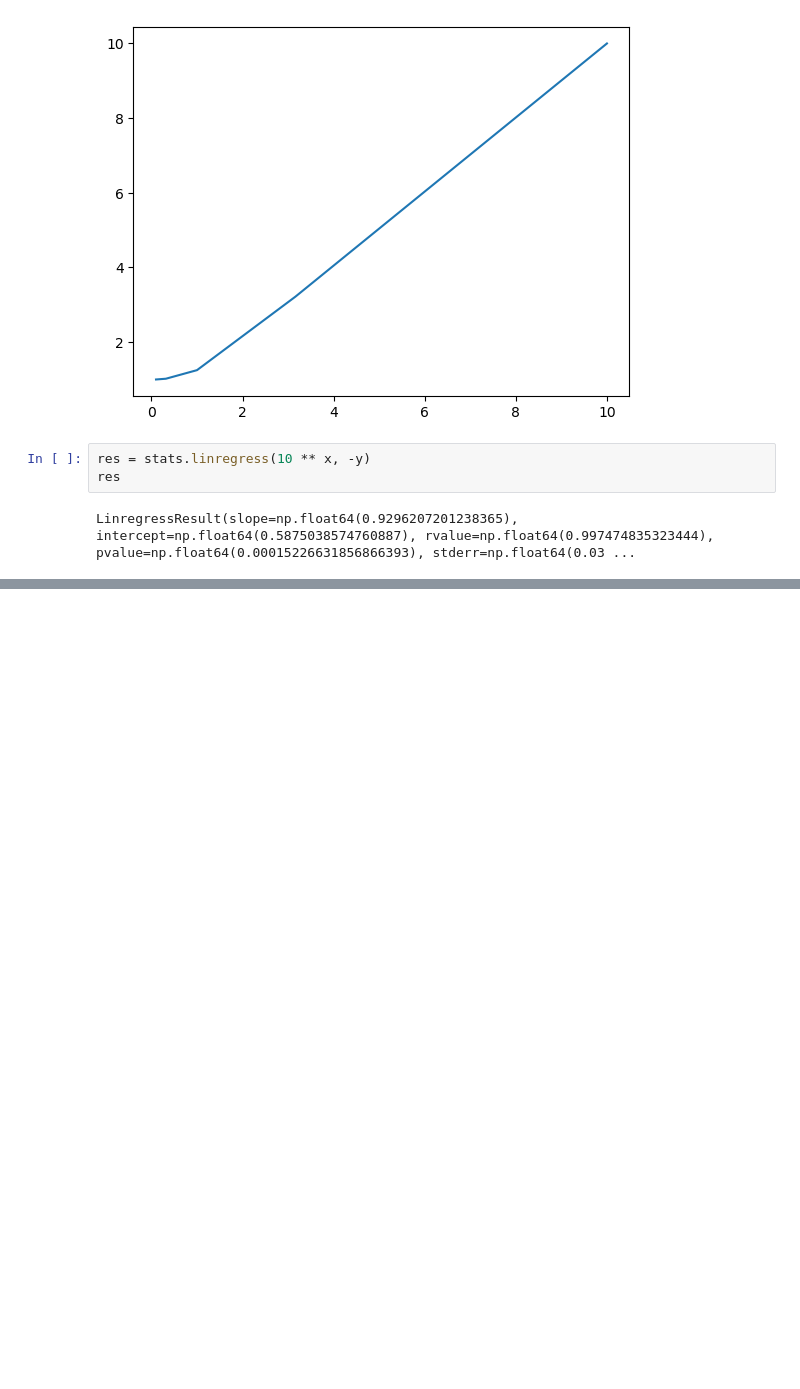
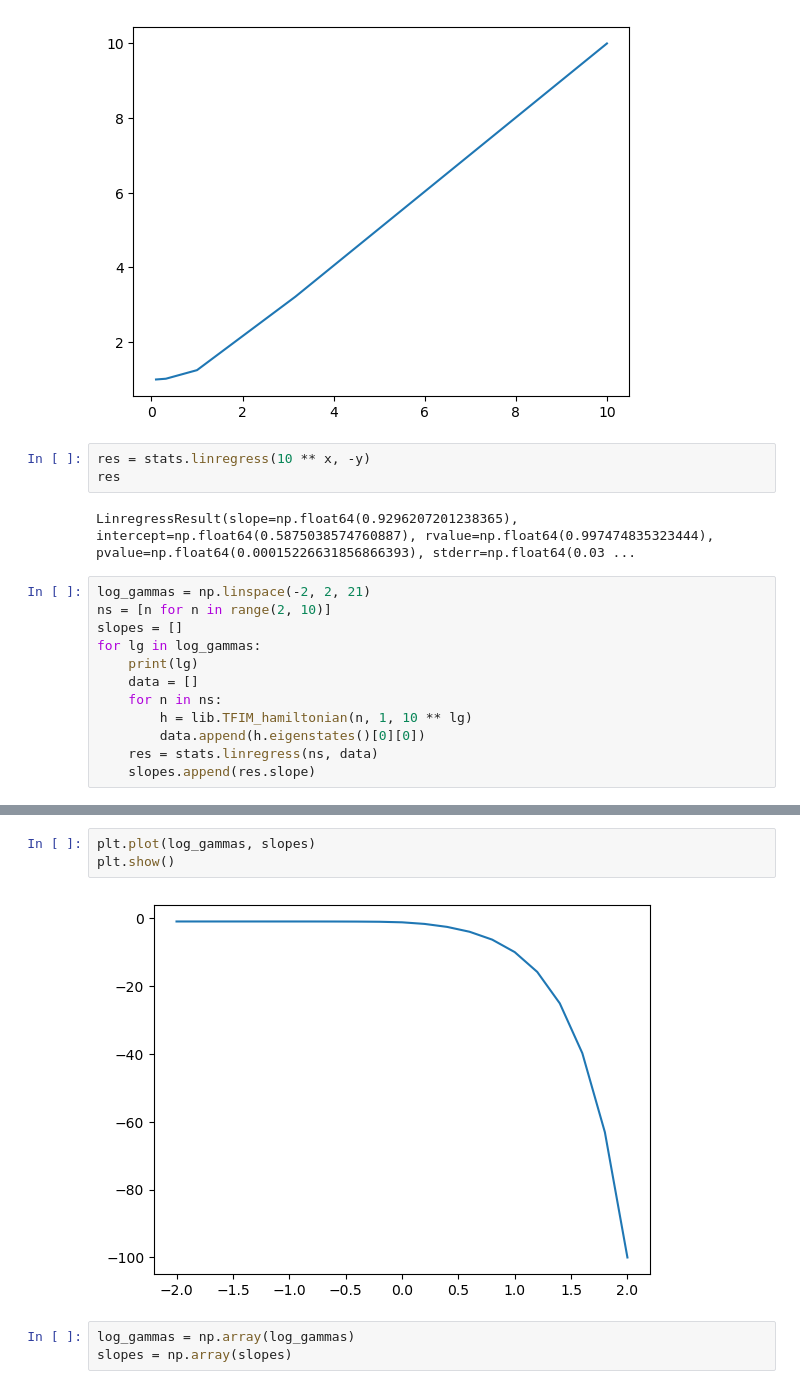
Before and after one commit to tlin06/kans_urop, a Jupyter notebook: gs_shapes.ipynb, the cells around one changed output, grey strips where cells are left out. Drawn from its saved outputs; the diff is of its cells as text; blank space fills up the shorter version.

```diff
--- a/gs_shapes.ipynb
+++ b/gs_shapes.ipynb
@@ -236,3 +236,15 @@ res = stats.linregress(10 ** x, -y)
 res
 # %% [output]
 LinregressResult(slope=np.float64(0.9296207201238365), intercept=np.float64(0.5875038574760887), rvalue=np.float64(0.997474835323444), pvalue=np.float64(0.00015226631856866393), stderr=np.float64(0.03 ...
+# %%
+log_gammas = np.linspace(-2, 2, 21)
+ns = [n for n in range(2, 10)]
+slopes = []
+for lg in log_gammas:
+    print(lg)
+    data = []
+    for n in ns:
+        h = lib.TFIM_hamiltonian(n, 1, 10 ** lg)
+        data.append(h.eigenstates()[0][0])
+    res = stats.linregress(ns, data)
+    slopes.append(res.slope)
@@ -238,0 +269,8 @@ LinregressResult(slope=np.float64(0.9296207201238365), intercept=np.float64(0.58
+# %%
+plt.plot(log_gammas, slopes)
+plt.show()
+# %% [output]
+[figure, added]
+# %%
+log_gammas = np.array(log_gammas)
+slopes = np.array(slopes)
```
Also changed, not shown: parts of 16 cells of this notebook.
